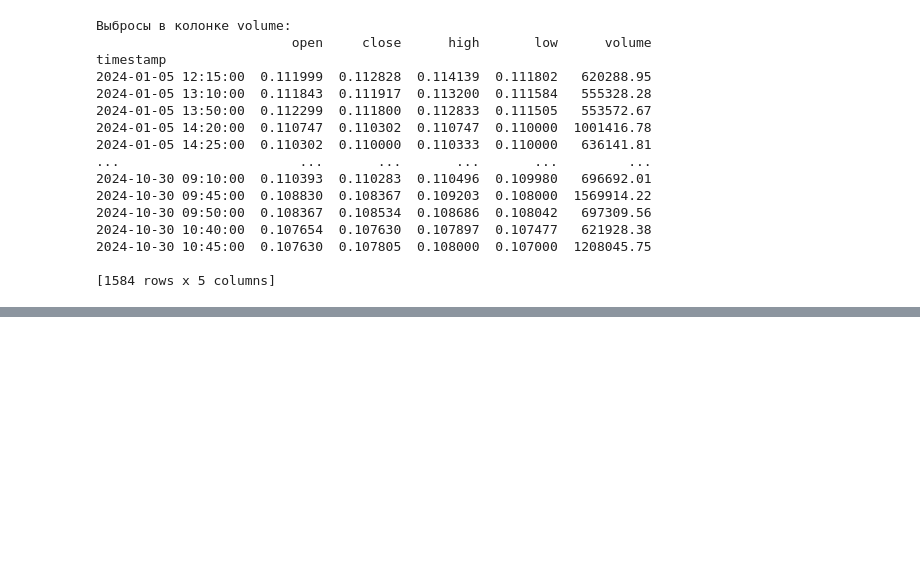
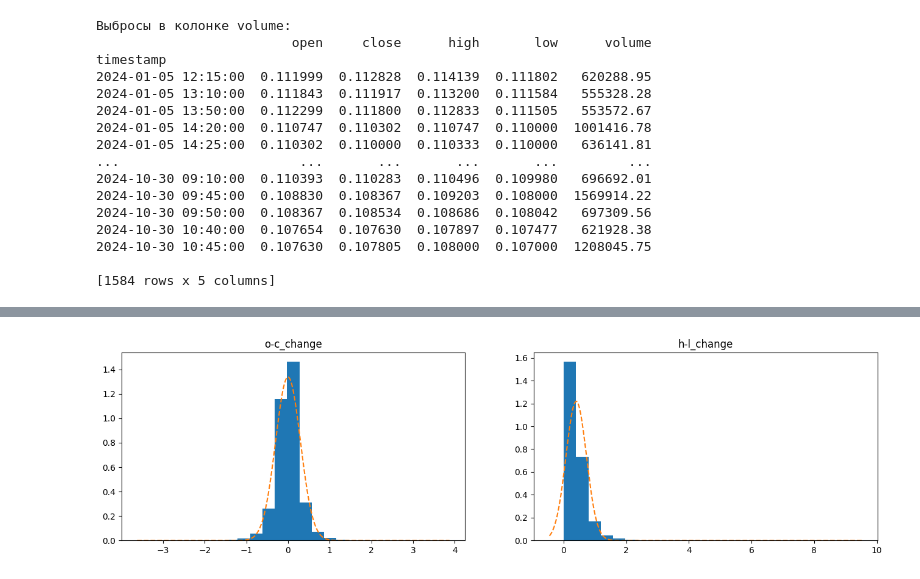
Before and after one commit to Howmanyeyes/ML_2024, a Jupyter notebook: DZ_1.ipynb, the cells around one changed output, grey strips where cells are left out. Cells and saved outputs as stored; diff of their text form; code cells hidden in the pictures; blank space fills up the shorter version.

```diff
--- a/DZ_1.ipynb
+++ b/DZ_1.ipynb
@@ -247,0 +362,25 @@ timestamp
+# %%
+df['o-c_change'] = round(((df['open'] / df['close']) - 1) * 100, 10)
+df['h-l_change'] = round(((df['high'] / df['low']) - 1) * 100, 10)
+keys = ['o-c_change', 'h-l_change']
+fig, axes = plt.subplots(ncols=len(keys))
+fig.set_size_inches(8 * len(keys), 4)
+axes = axes.flatten()
+
+for key, ax in zip(keys, axes):
+    ax.hist(df[key], density=True, bins=23)
+
+    loc = df[key].mean()
+    scale = df[key].std()
+
+    x_left, x_right = ax.get_xlim()
+    x = np.linspace(x_left, x_right, 10000)
+    y = stats.norm.pdf(x, loc=loc, scale=scale)
+
+    ax.plot(x, y, linestyle='dashed')
+    ax.set_title(key)
+"""
+Still looks normal, let's try boxplotting
+"""
+# %% [output]
+[figure, added]
```
Also changed, not shown: parts of 11 cells of this notebook.
